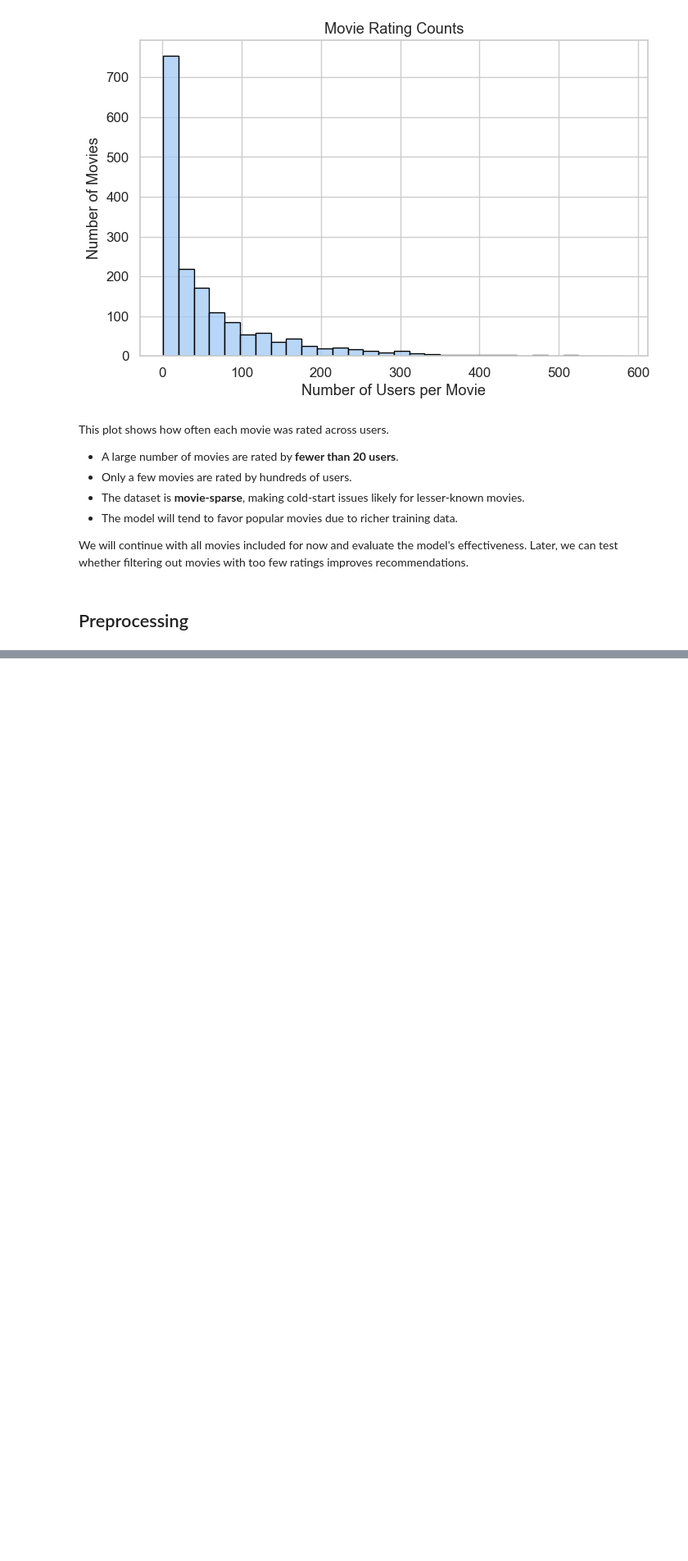
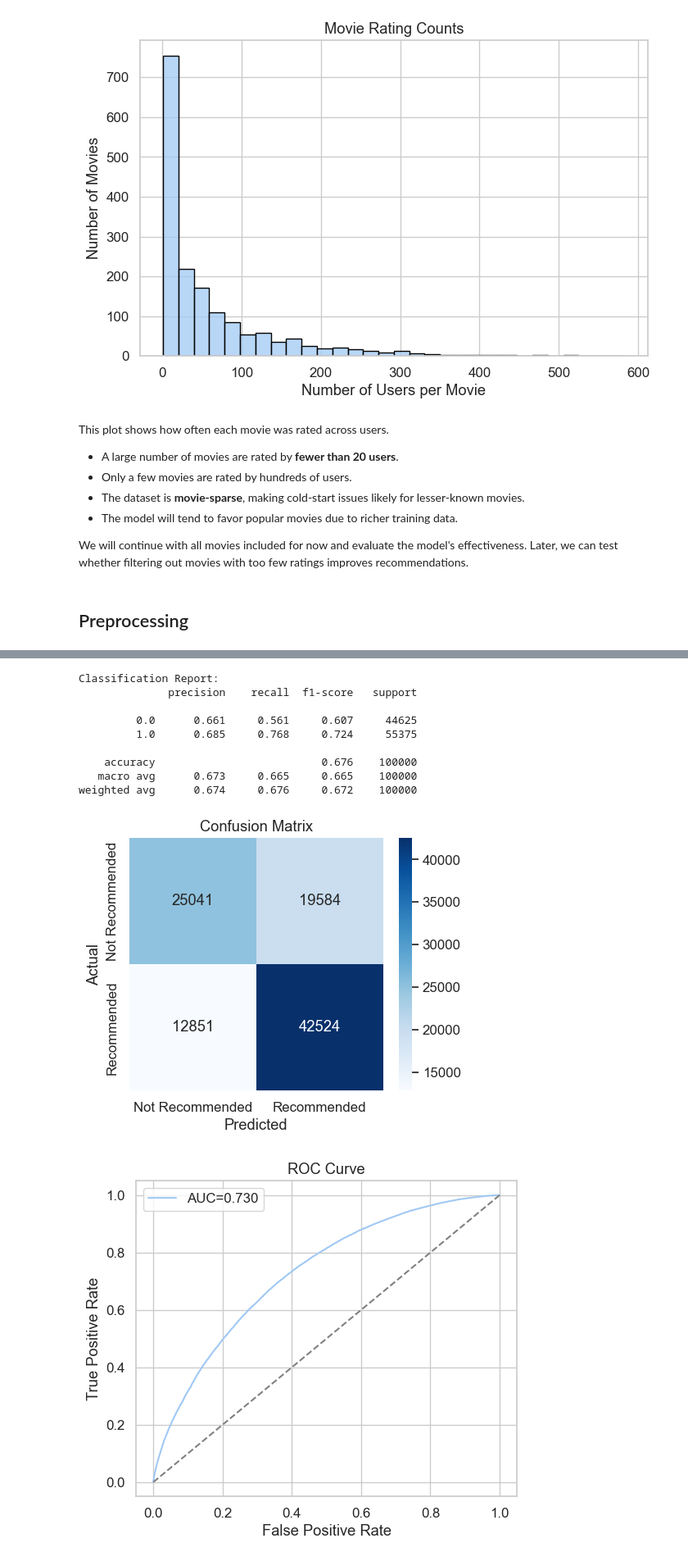
Before and after one commit to bhakuni27/Deep-Learning-Models, a Jupyter notebook: DL_Models/RBM/rbm_notebook.ipynb, the cells around one changed output, grey strips where cells are left out. Shown at 82% size. Saved outputs shown, nothing was run; the diff lists cells and outputs as text; code cells hidden in the pictures; blank space fills up the shorter version.

```diff
--- a/DL_Models/RBM/rbm_notebook.ipynb
+++ b/DL_Models/RBM/rbm_notebook.ipynb
@@ -160,0 +306,15 @@ for user in range(training_data.shape[0]):
+# %%
+# Evaluate
+evaluate_rbm(rbm, test_data)
+# %% [output]
+Classification Report:
+              precision    recall  f1-score   support
+
+         0.0      0.661     0.561     0.607     44625
+         1.0      0.685     0.768     0.724     55375
+
+    accuracy                          0.676    100000
+   macro avg      0.673     0.665     0.665    100000
+weighted avg      0.674     0.676     0.672    100000
+[figure, added]
+[figure, added]
```
Also changed, not shown: parts of 7 cells of this notebook.
